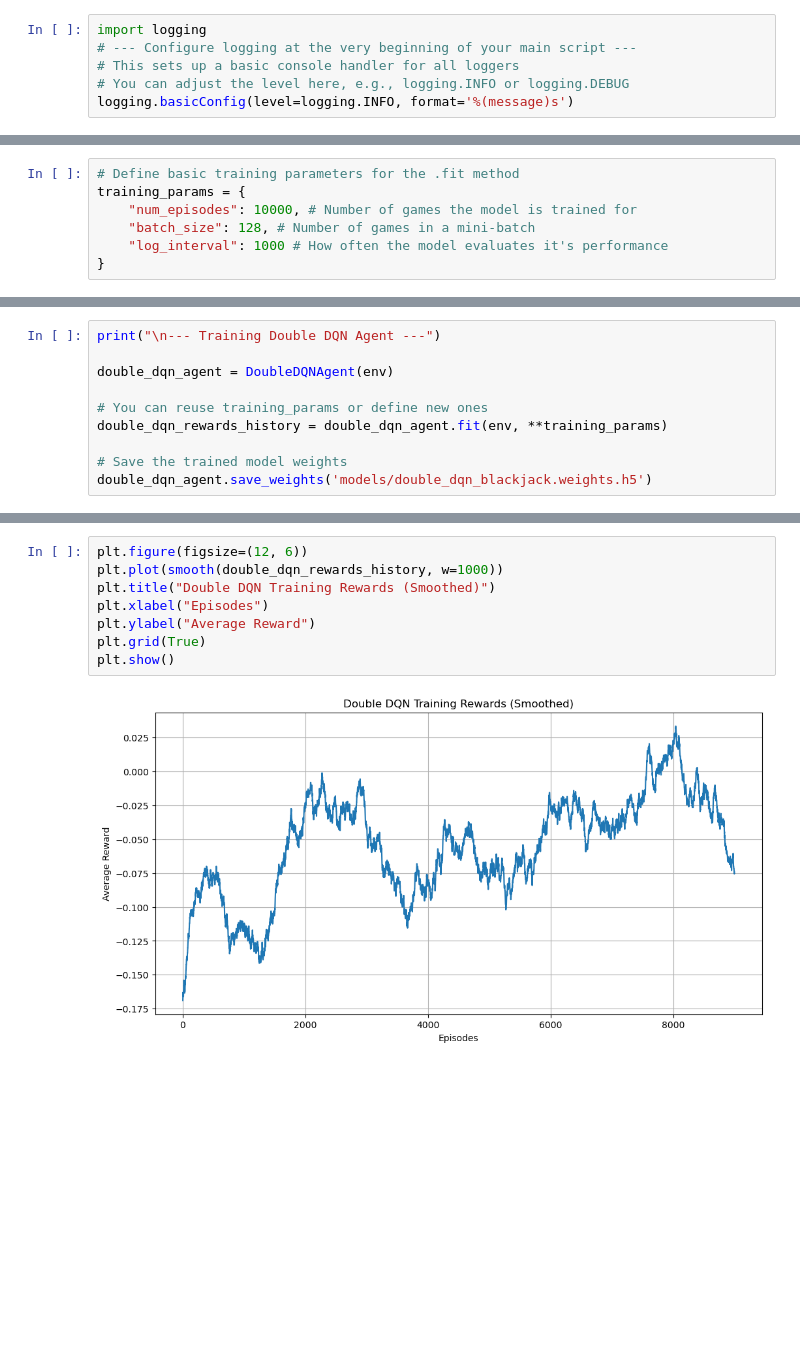
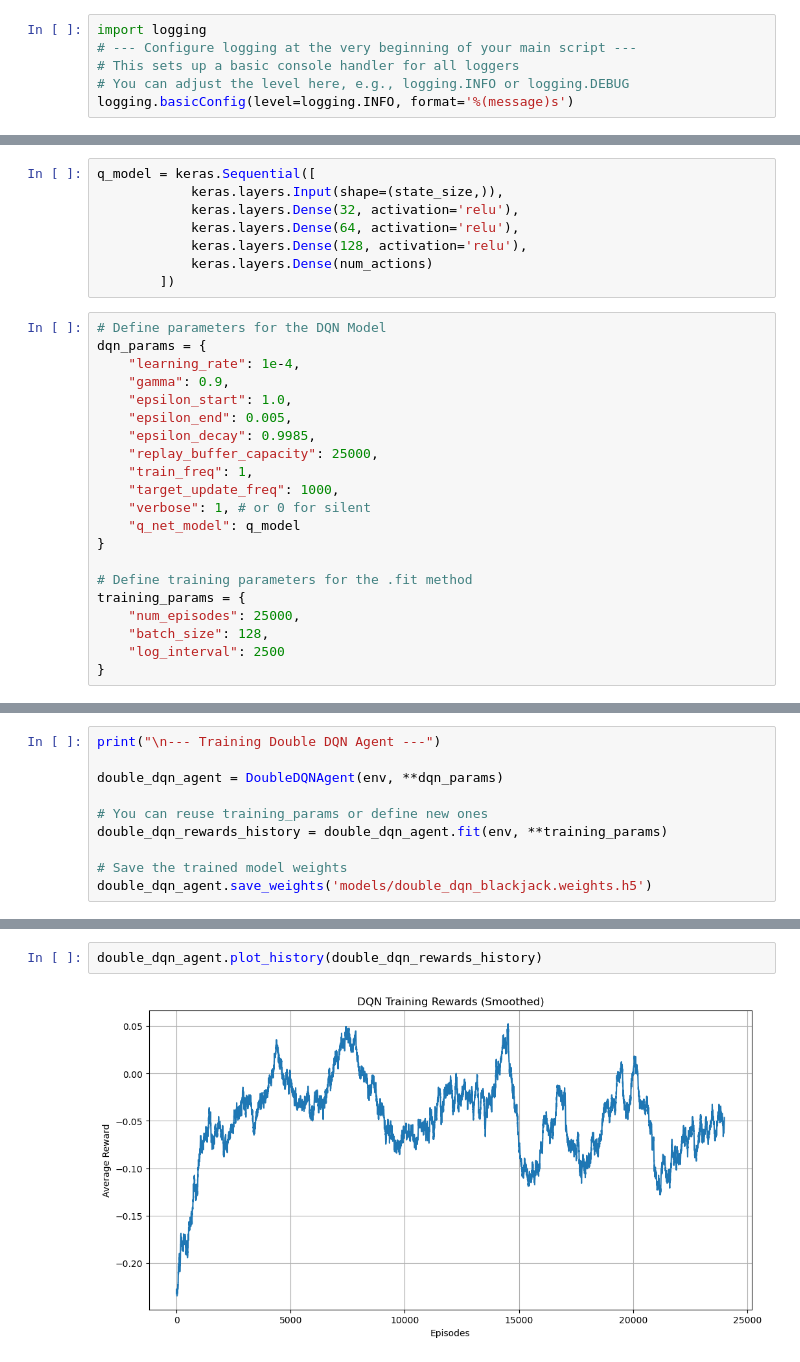
Before and after one commit to dafaqboomduck/NeuroJack, a Jupyter notebook: notebooks/testing.ipynb, the cells around one changed output, grey strips where cells are left out. Drawn from its saved outputs; the diff is of its cells as text; blank space fills up the shorter version.

```diff
--- a/notebooks/testing.ipynb
+++ b/notebooks/testing.ipynb
@@ -44,9 +41,31 @@ Derived state size: 3, number of actions: 2
+# %%
+q_model = keras.Sequential([
+            keras.layers.Input(shape=(state_size,)),
+            keras.layers.Dense(32, activation='relu'),
+            keras.layers.Dense(64, activation='relu'),
+            keras.layers.Dense(128, activation='relu'),
+            keras.layers.Dense(num_actions)
+        ])
 # %%
-# Define basic training parameters for the .fit method
+# Define parameters for the DQN Model
+dqn_params = {
+    "learning_rate": 1e-4,
+    "gamma": 0.9,
+    "epsilon_start": 1.0,
+    "epsilon_end": 0.005,
+    "epsilon_decay": 0.9985,
+    "replay_buffer_capacity": 25000,
+    "train_freq": 1,
+    "target_update_freq": 1000,
+    "verbose": 1, # or 0 for silent
+    "q_net_model": q_model
+}
+
+# Define training parameters for the .fit method
 training_params = {
-    "num_episodes": 10000, # Number of games the model is trained for
-    "batch_size": 128, # Number of games in a mini-batch
-    "log_interval": 1000 # How often the model evaluates it's performance
+    "num_episodes": 25000,
+    "batch_size": 128,
+    "log_interval": 2500
 }
 # %%
 print("--- Training DQN Agent ---")
@@ -97,7 +102,7 @@ Average Reward: -0.0086
 # %%
 print("\n--- Training Double DQN Agent ---")
 
-double_dqn_agent = DoubleDQNAgent(env)
+double_dqn_agent = DoubleDQNAgent(env, **dqn_params)
 
 # You can reuse training_params or define new ones
 double_dqn_rewards_history = double_dqn_agent.fit(env, **training_params)
@@ -121,14 +126,8 @@ Episode Batch 10000/10000, Avg Reward (last 1000): -0.0750
 Double DQN training complete.
 Double DQN model weights saved to models/double_dqn_blackjack.weights.h5
 # %%
-plt.figure(figsize=(12, 6))
-plt.plot(smooth(double_dqn_rewards_history, w=1000))
-plt.title("Double DQN Training Rewards (Smoothed)")
-plt.xlabel("Episodes")
-plt.ylabel("Average Reward")
-plt.grid(True)
-plt.show()
+double_dqn_agent.plot_history(double_dqn_rewards_history)
 # %% [output]
-[figure, old version]
+[figure, new version]
 # %%
 print("\n--- Evaluating Double DQN Agent ---")
```
Also changed, not shown: parts of 8 cells of this notebook, 16 other files.
